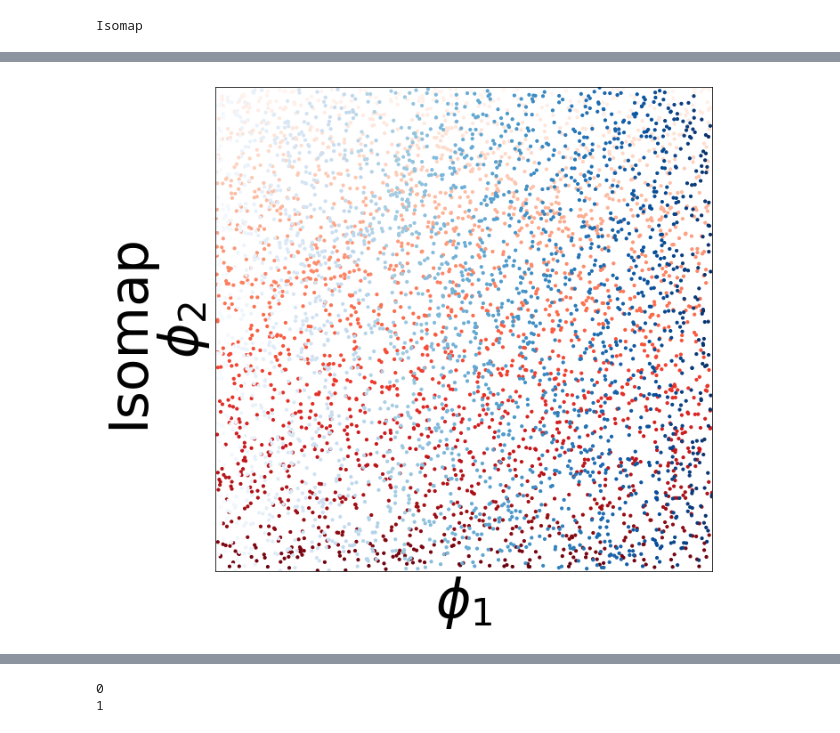
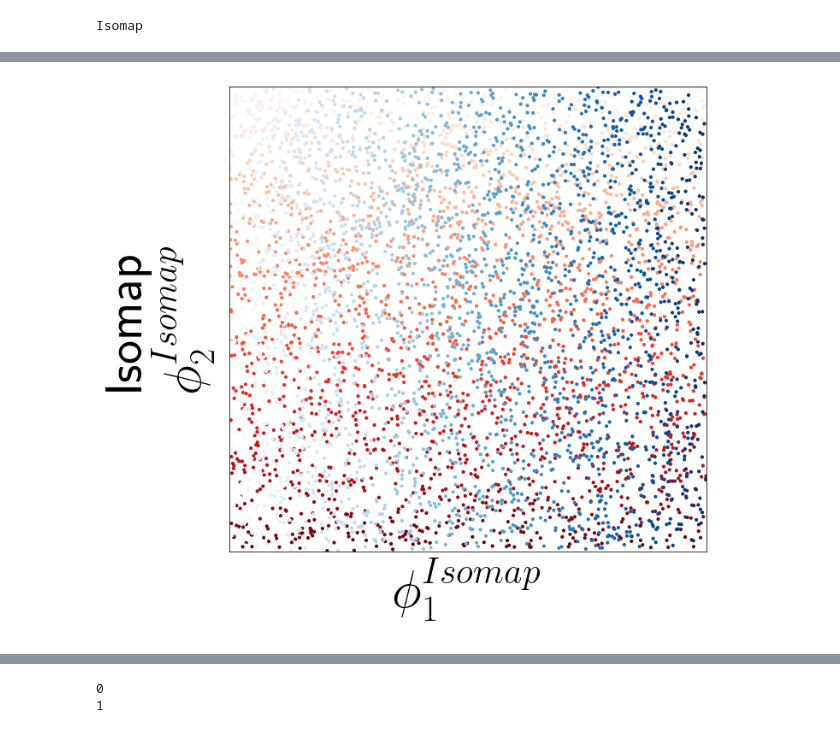
Before and after one commit to sjkoelle/manifoldflasso_jmlr, a Jupyter notebook: codes/swiss_jmlrresubmission2.ipynb, the cells around one changed output, grey strips where cells are left out. Cells and saved outputs as stored; diff of their text form; code cells hidden in the pictures.

```diff
--- a/codes/swiss_jmlrresubmission2.ipynb
+++ b/codes/swiss_jmlrresubmission2.ipynb
@@ -236,21 +236,21 @@ plt.savefig('/Users/samsonkoelle/Downloads/manigrad-100818/mani-samk-gradients/F
 # %%
 %matplotlib inline
 fig, axes_all = plt.subplots(figsize=(10,10) )
 
 axes_all.scatter(swiss_isomap[inds1,0],swiss_isomap[inds1,1], s = 10, alpha = 1, c = swiss_internal[inds1,0], cmap = 'Reds')
 axes_all.scatter(swiss_isomap[inds2,0],swiss_isomap[inds2,1], s =10, alpha = 1, c = swiss_internal[inds2,1], cmap = 'Blues')
 axes_all.set_xlim(swiss_isomap[:,0].min(), swiss_isomap[:,0].max())
 axes_all.set_ylim(swiss_isomap[:,1].min(), swiss_isomap[:,1].max())
 axes_all.set_xticks([])
 axes_all.set_yticks([])
 #axes_all[2,0].set_ylabel(r'$\phi_2$')
 #axes_all[2,0].set_xlabel(r'$\phi_1$')
-axes_all.set_xlabel(r'$\phi_1$', fontsize = 60)
-axes_all.set_ylabel(r'$\phi_2$', fontsize = 60)
-fig.text(-0.01, 0.5, 'Isomap', ha='center', va='center', rotation='vertical', fontsize = 60)
+axes_all.set_xlabel(r'$\phi_1^{Isomap}$', fontsize = 60, labelpad=20)
+axes_all.set_ylabel(r'$\phi_2^{Isomap}$', fontsize = 60)
+fig.text(-0.04, 0.5, 'Isomap', ha='center', va='center', rotation='vertical', fontsize = 60)
 plt.savefig('/Users/samsonkoelle/Downloads/manigrad-100818/mani-samk-gradients/Figures/figure_for_jmlr/sr_isomap', bbox_inches = "tight")
 # %% [output]
-[figure, old version]
+[figure, new version]
 # %%
 nsel = 100
 # %%
```
Also changed, not shown: parts of 15 cells of this notebook, 13 other files.
